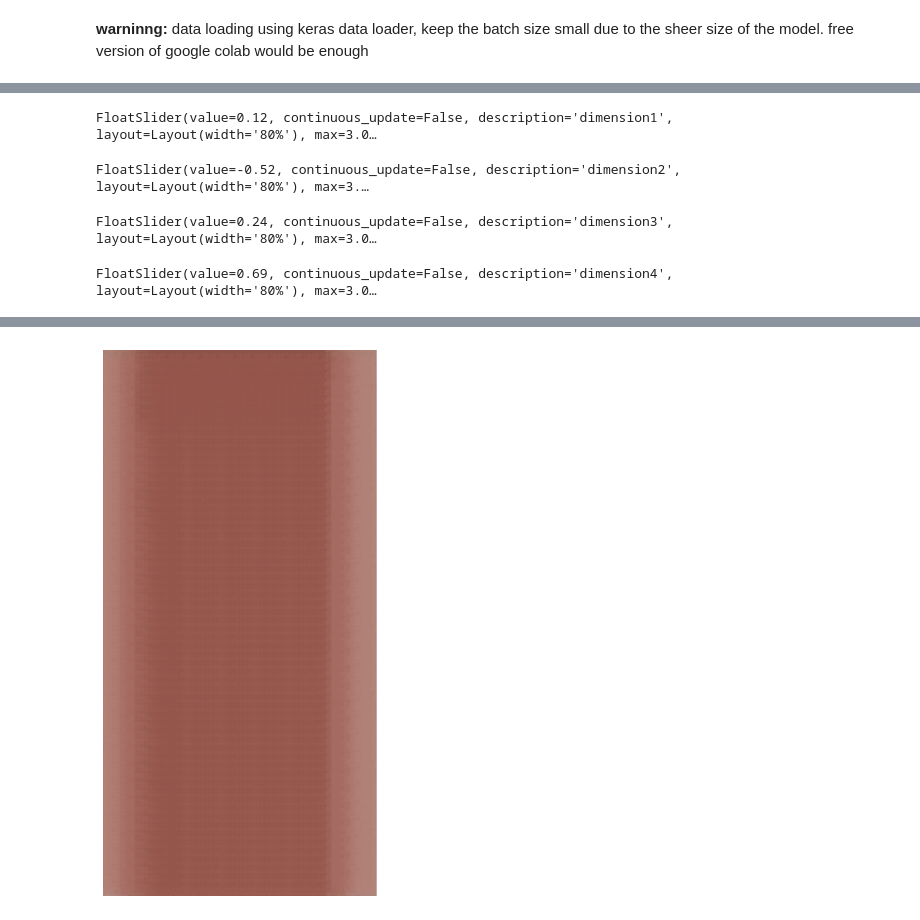
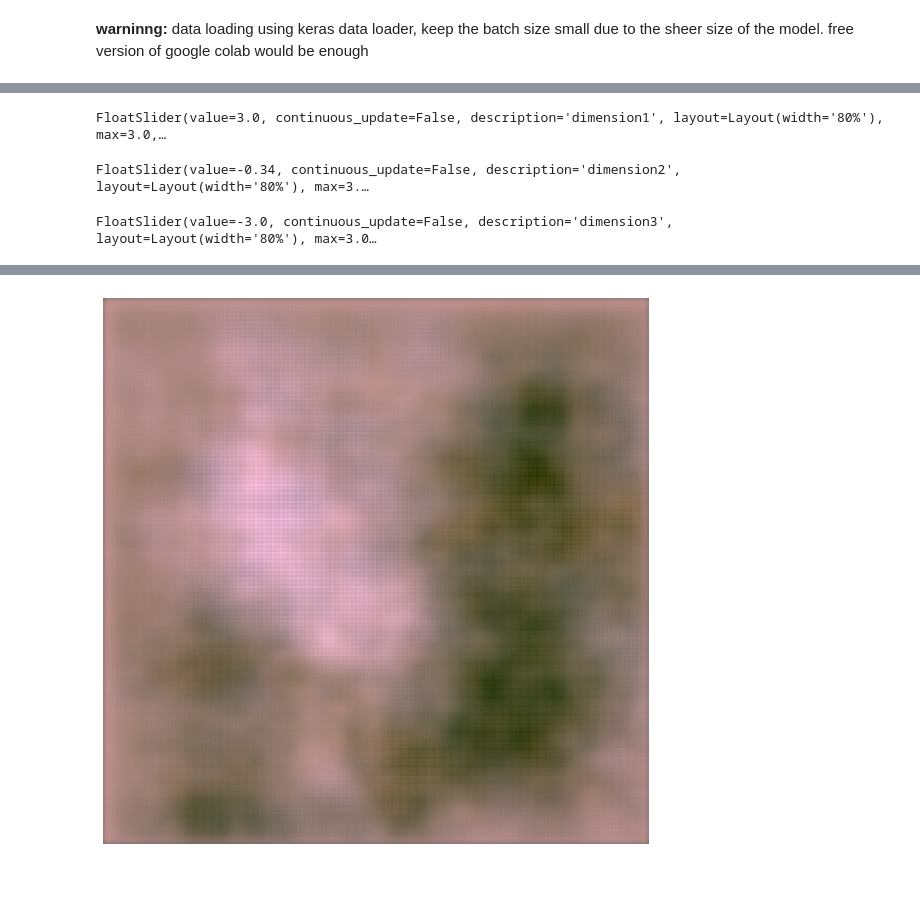
Before and after one commit to linomi/persian_carpet, a Jupyter notebook: vae.ipynb, the cells around one changed output, grey strips where cells are left out. Saved outputs shown, nothing was run; the diff lists cells and outputs as text; code cells hidden in the pictures; blank space fills up the shorter version.

```diff
--- a/vae.ipynb
+++ b/vae.ipynb
@@ -29,11 +29,11 @@ free version of google colab would be enough
 # dataset
 dataset = tf.keras.utils.image_dataset_from_directory('/content/drive/MyDrive/data',
                                                       labels=None,
-                                                      image_size= (667,500),
+                                                      image_size= (512,256),
                                                       shuffle=True,
-                                                      batch_size = 5,
+                                                      batch_size =10 ,
                                                       color_mode = 'rgb',
-                                                      crop_to_aspect_ratio=True
+                                                      crop_to_aspect_ratio=False
                                                       )
 def crop_image(image):
     cropped_image = tf.image.crop_to_bounding_box(image,70,150,512, 256)
@@ -44,5 +44,5 @@ def normalize(ds):
   ds = ds/255.0
   return ds
 dataset = dataset.map(normalize)
-dataset = dataset.map(crop_image)
+#dataset = dataset.map(crop_image)
 # %% [output]
@@ -64,4 +56,6 @@ class Z_block(tf.keras.layers.Layer):
         dim = tf.shape(z_mean)[1]
         epsilon = tf.keras.backend.random_normal(shape=(batch, dim))
         return z_mean + tf.exp(0.5 * z_log_var) * epsilon
+# %%
+latent_dim = 3
 # %%
@@ -176,3 +138,3 @@ class VAE(tf.keras.Model):
 # %%
-vae = VAE(encoder, decoder)
-vae.compile(optimizer=tf.keras.optimizers.Adam())
+autoencoder.compile(optimizer=tf.keras.optimizers.Adam())
+autoencoder.fit(dataset,epochs = 5)
@@ -208,39 +163,39 @@ def func(sliders):
     for i, slider in enumerate(sliders):
         z_input[0, i] = slider.value
 
-    out_pic = vae.decoder.predict(z_input, verbose=False)
+    out_pic = np.array(autoencoder.decoder.predict(z_input, verbose=False))
+    out_pic = (out_pic - out_pic.min())/(out_pic.max() - out_pic.min())
     display(*sliders,button)
     # Display the new image
     plt.figure(figsize= (10,10))
     plt.imshow(out_pic[0])
     plt.axis('off')
     plt.show()
 
 
 s = []
 for dim in range(1,latent_dim+1):
   w = widgets.FloatSlider(
     value=0,
     min=-3,
     max=3,
     step=0.01,
     description='dimension'+str(dim),
     disabled=False,
     continuous_update=False,
     orientation='horizontal',
     readout=True,
     readout_format='.6f',
     layout=widgets.Layout(width='80%')
   )
   display(w)
   s.append(w)
 button = widgets.Button(description="Execute")
 button.on_click(lambda _: func(s))
 display(button)
 # %% [output]
-FloatSlider(value=0.12, continuous_update=False, description='dimension1', layout=Layout(width='80%'), max=3.0…
+FloatSlider(value=3.0, continuous_update=False, description='dimension1', layout=Layout(width='80%'), max=3.0,…
-FloatSlider(value=-0.52, continuous_update=False, description='dimension2', layout=Layout(width='80%'), max=3.…
+FloatSlider(value=-0.34, continuous_update=False, description='dimension2', layout=Layout(width='80%'), max=3.…
-FloatSlider(value=0.24, continuous_update=False, description='dimension3', layout=Layout(width='80%'), max=3.0…
+FloatSlider(value=-3.0, continuous_update=False, description='dimension3', layout=Layout(width='80%'), max=3.0…
-FloatSlider(value=0.69, continuous_update=False, description='dimension4', layout=Layout(width='80%'), max=3.0…
 [interactive output not drawn]
-[figure, old version]
+[figure, new version]
```
Also changed, not shown: parts of 10 cells of this notebook.
